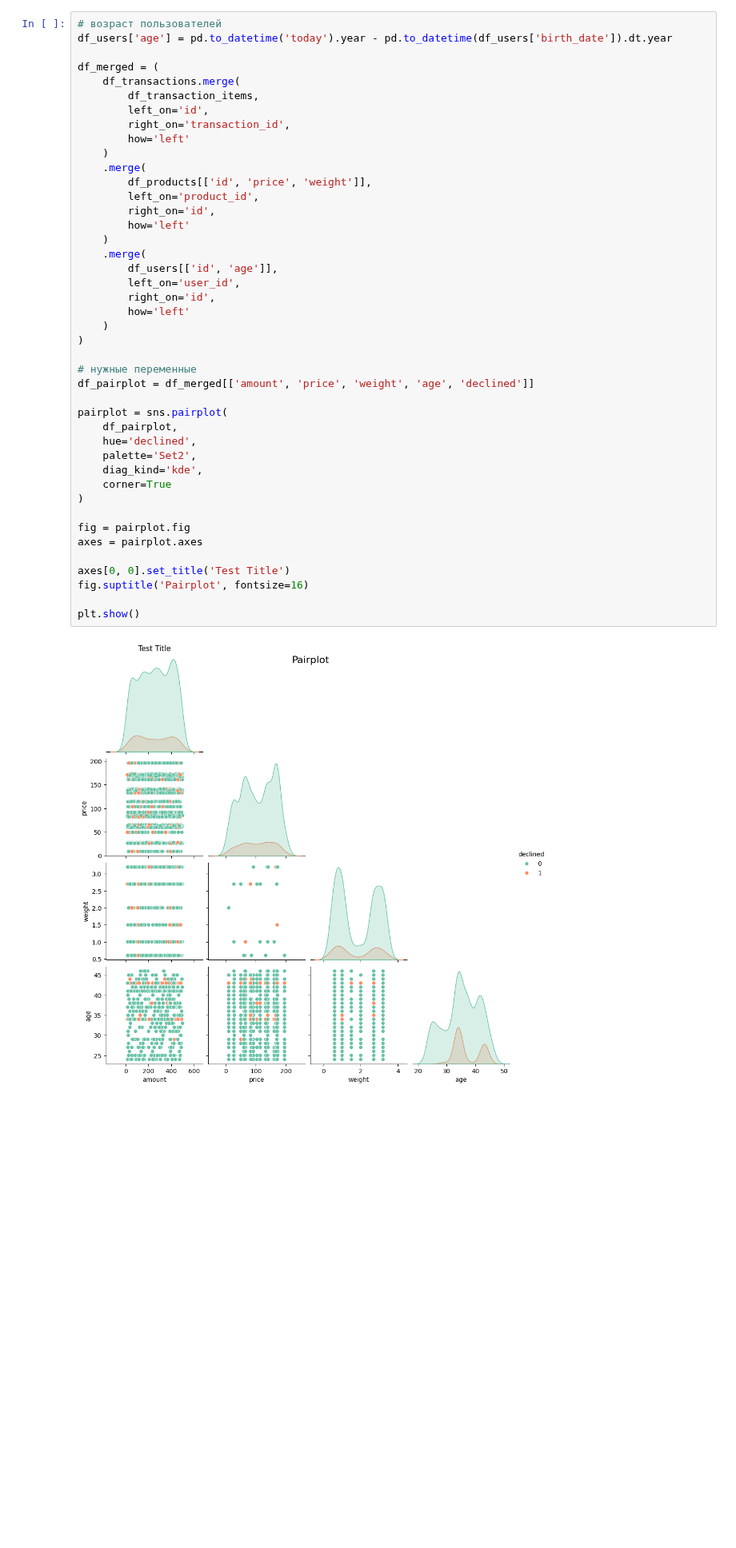
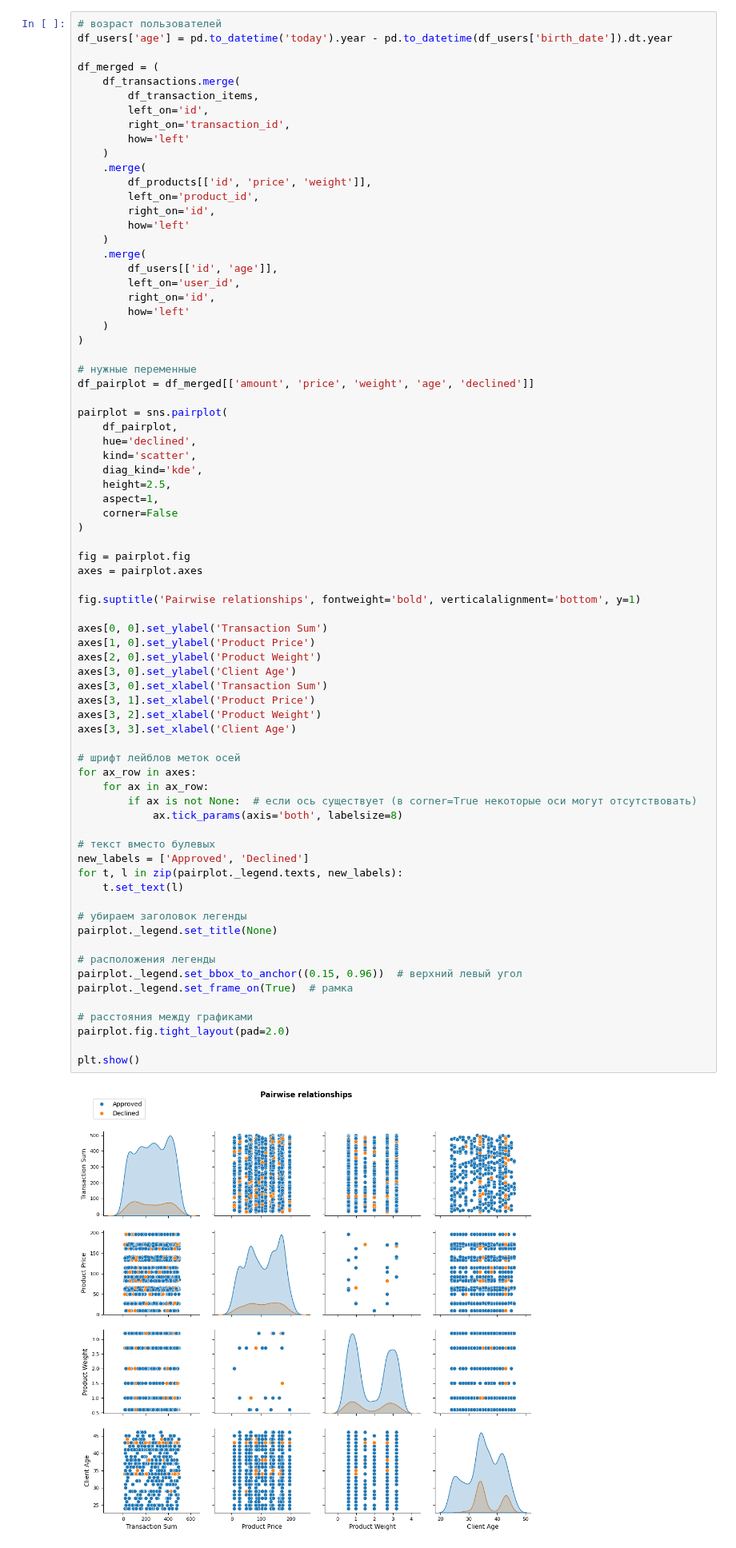
Before and after one commit to leocareer/DA_specialization, a Jupyter notebook: Sprint_08/S8_01.ipynb, the cells around one changed output. Shown at 80% size. Cells and saved outputs as stored; diff of their text form; blank space fills up the shorter version.

Commit message:
sprint 8: S8_01.ipynb: plots params v1 (l1e7)

```diff
--- a/Sprint_08/S8_01.ipynb
+++ b/Sprint_08/S8_01.ipynb
@@ -301,38 +301,69 @@ df_merged = (
     )
     .merge(
         df_products[['id', 'price', 'weight']],
         left_on='product_id',
         right_on='id',
         how='left'
     )
     .merge(
         df_users[['id', 'age']],
         left_on='user_id',
         right_on='id',
         how='left'
     )
 )
 
 # нужные переменные
 df_pairplot = df_merged[['amount', 'price', 'weight', 'age', 'declined']]
 
 pairplot = sns.pairplot(
     df_pairplot,
     hue='declined',
-    palette='Set2',
+    kind='scatter',
     diag_kind='kde',
-    corner=True
+    height=2.5,
+    aspect=1,
+    corner=False
 )
 
 fig = pairplot.fig
 axes = pairplot.axes
 
-axes[0, 0].set_title('Test Title')
-fig.suptitle('Pairplot', fontsize=16)
+fig.suptitle('Pairwise relationships', fontweight='bold', verticalalignment='bottom', y=1)
+
+axes[0, 0].set_ylabel('Transaction Sum')
+axes[1, 0].set_ylabel('Product Price')
+axes[2, 0].set_ylabel('Product Weight')
+axes[3, 0].set_ylabel('Client Age')
+axes[3, 0].set_xlabel('Transaction Sum')
+axes[3, 1].set_xlabel('Product Price')
+axes[3, 2].set_xlabel('Product Weight')
+axes[3, 3].set_xlabel('Client Age')
+
+# шрифт лейблов меток осей
+for ax_row in axes:
+    for ax in ax_row:
+        if ax is not None:  # если ось существует (в corner=True некоторые оси могут отсутствовать)
+            ax.tick_params(axis='both', labelsize=8)
+
+# текст вместо булевых
+new_labels = ['Approved', 'Declined']
+for t, l in zip(pairplot._legend.texts, new_labels):
+    t.set_text(l)
+
+# убираем заголовок легенды
+pairplot._legend.set_title(None)
+
+# расположения легенды
+pairplot._legend.set_bbox_to_anchor((0.15, 0.96))  # верхний левый угол
+pairplot._legend.set_frame_on(True)  # рамка
+
+# расстояния между графиками
+pairplot.fig.tight_layout(pad=2.0)
 
 plt.show()
 # %% [output]
-[figure, old version]
+[figure, new version]
 # %% [markdown]
 ## Level 2 Exercise 1
 ---
```
